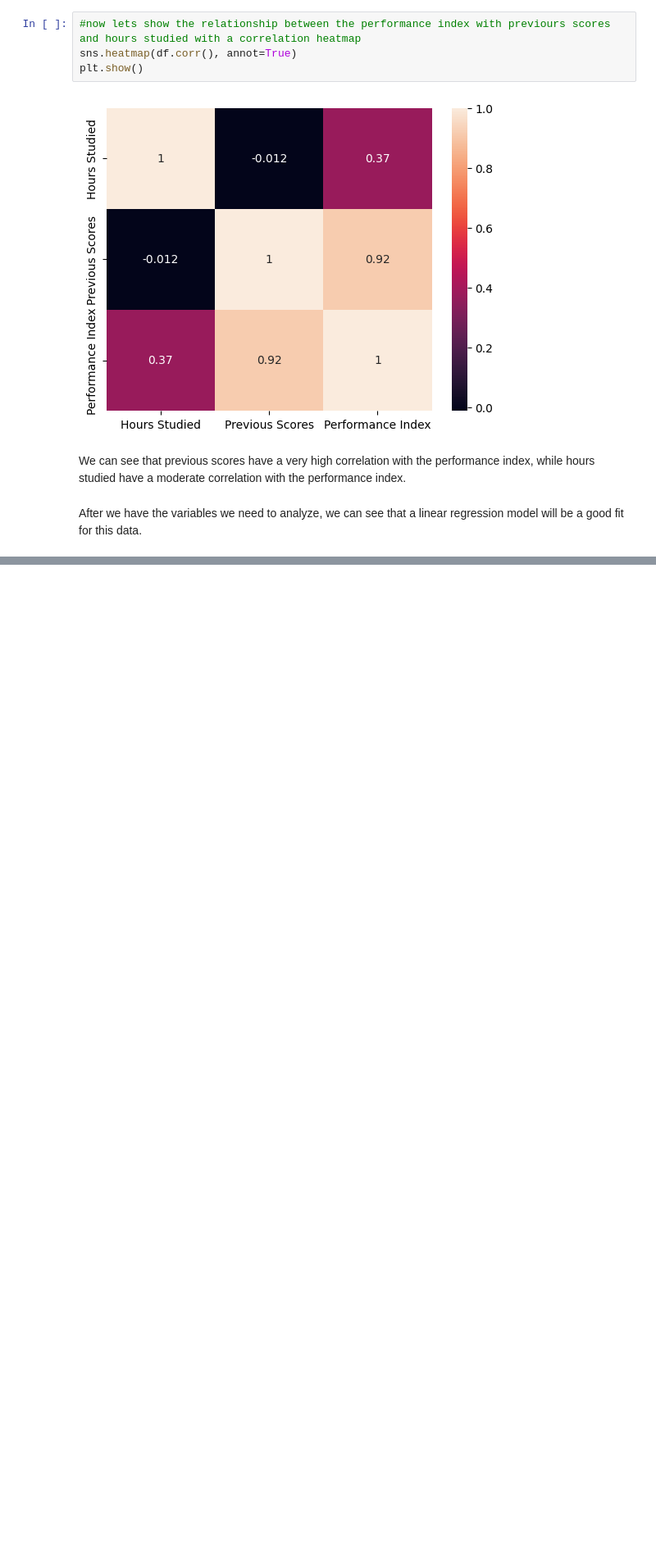
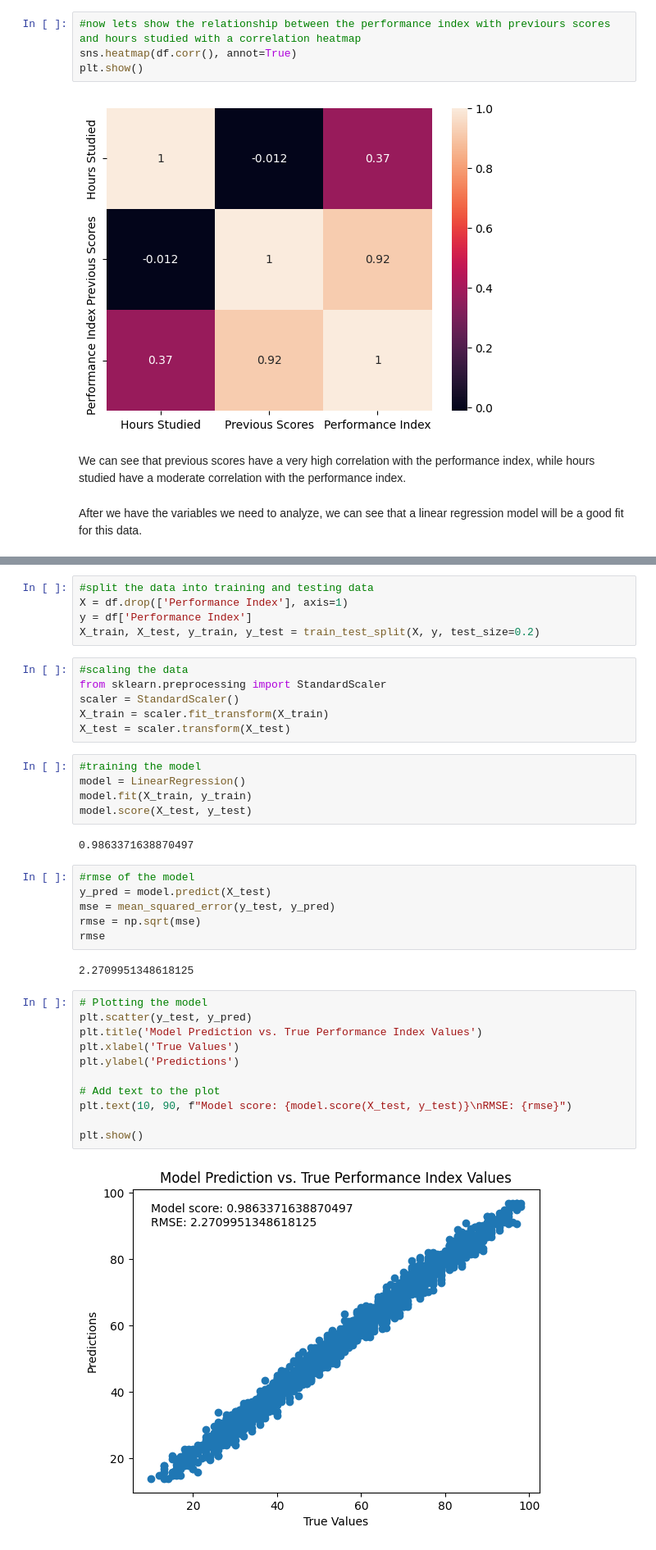
Before and after one commit to krsnathkr/StudentPerformanceAnalysis, a Jupyter notebook: main.ipynb, the cells around one changed output, grey strips where cells are left out. Shown at 82% size. Cells and saved outputs as stored; diff of their text form; blank space fills up the shorter version.

Commit message:
Applied LR Model

```diff
--- a/main.ipynb
+++ b/main.ipynb
@@ -80,0 +87,39 @@ After we have the variables we need to analyze, we can see that a linear regress
+# %%
+#split the data into training and testing data
+X = df.drop(['Performance Index'], axis=1)
+y = df['Performance Index']
+X_train, X_test, y_train, y_test = train_test_split(X, y, test_size=0.2)
+# %%
+#scaling the data
+from sklearn.preprocessing import StandardScaler
+scaler = StandardScaler()
+X_train = scaler.fit_transform(X_train)
+X_test = scaler.transform(X_test)
+# %%
+#training the model
+model = LinearRegression()
+model.fit(X_train, y_train)
+model.score(X_test, y_test)
+# %% [output]
+0.9863371638870497
+# %%
+#rmse of the model
+y_pred = model.predict(X_test)
+mse = mean_squared_error(y_test, y_pred)
+rmse = np.sqrt(mse)
+rmse
+# %% [output]
+2.2709951348618125
+# %%
+# Plotting the model
+plt.scatter(y_test, y_pred)
+plt.title('Model Prediction vs. True Performance Index Values')
+plt.xlabel('True Values')
+plt.ylabel('Predictions')
+
+# Add text to the plot
+plt.text(10, 90, f"Model score: {model.score(X_test, y_test)}\nRMSE: {rmse}")
+
+plt.show()
+# %% [output]
+[figure, added]
```
Also changed, not shown: parts of 2 cells of this notebook.
